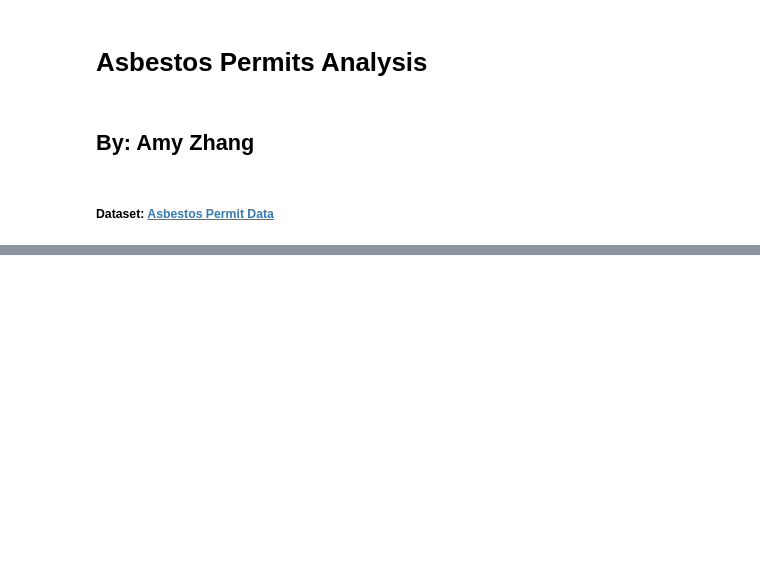
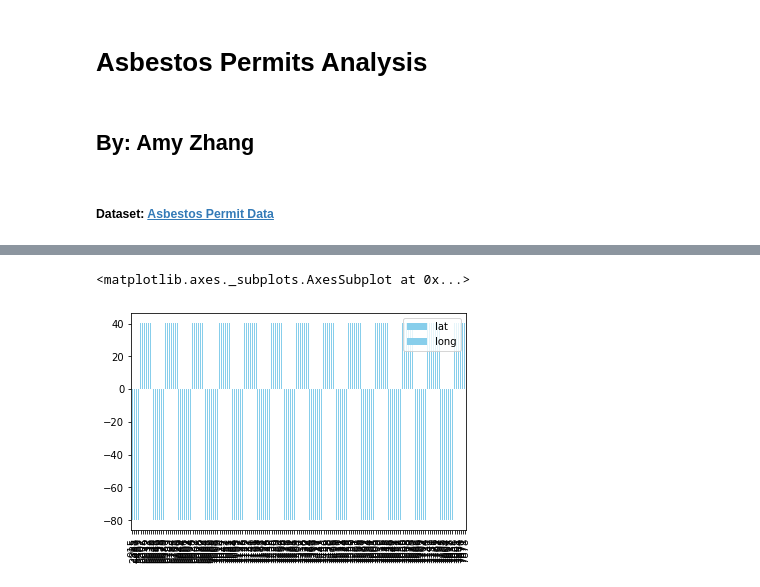
Before and after one commit to amzyz/BigIdeasFinal, a Jupyter notebook: AZnotebook.ipynb, the cells around one changed output, grey strips where cells are left out. Drawn from its saved outputs; the diff is of its cells as text; code cells hidden in the pictures; blank space fills up the shorter version.

```diff
--- a/AZnotebook.ipynb
+++ b/AZnotebook.ipynb
@@ -117,0 +122,15 @@ asbestos.head()
+# %%
+newAsbestos = pd.DataFrame(columns=['permit number', 'lat', 'long', 'neighborhood'])
+newAsbestos = newAsbestos.astype({
+    "permit number": str,
+    "lat": float,
+    "long": float,
+    "neighborhood": str
+})
+
+# Assuming 'asbestos_active' DataFrame exists
+newAsbestos["permit number"] = asbestos_active["permit_number"]
+newAsbestos["lat"] = asbestos_active["latitude"]
+newAsbestos["long"] = asbestos_active["longitude"]
+
+newAsbestos.head()
@@ -117,0 +144,8 @@ asbestos.head()
+# %%
+# Use fpsnippets to get permits sorted into neighborhoods, fill neighborhood columns with names
+for index, row in newAsbestos.iterrows():
+    latit = row["lat"]
+    longi= row["long"]
+    neighborhood_name= fpsnippets.geo_to_neighborhood(latit,longi)
+    newAsbestos.loc[index, 'neighborhood'] = neighborhood_name
+newAsbestos.head(20)
@@ -117,0 +170,9 @@ asbestos.head()
+# %%
+# Exclude none neighborhoods
+neighborhood_notNone_mask = (newAsbestos['neighborhood'].notnull())
+
+# Apply the mask to filter the DataFrame
+filtered_newAsbestos = newAsbestos[neighborhood_notNone_mask]
+
+# Display the filtered DataFrame
+filtered_newAsbestos.head()
@@ -117,0 +210,5 @@ asbestos.head()
+# %%
+filtered_newAsbestos.plot(kind='bar', color='skyblue')
+# %% [output]
+<matplotlib.axes._subplots.AxesSubplot at 0x...>
+[figure, added]
```
Also changed, not shown: parts of 12 cells of this notebook, 1 other file.
